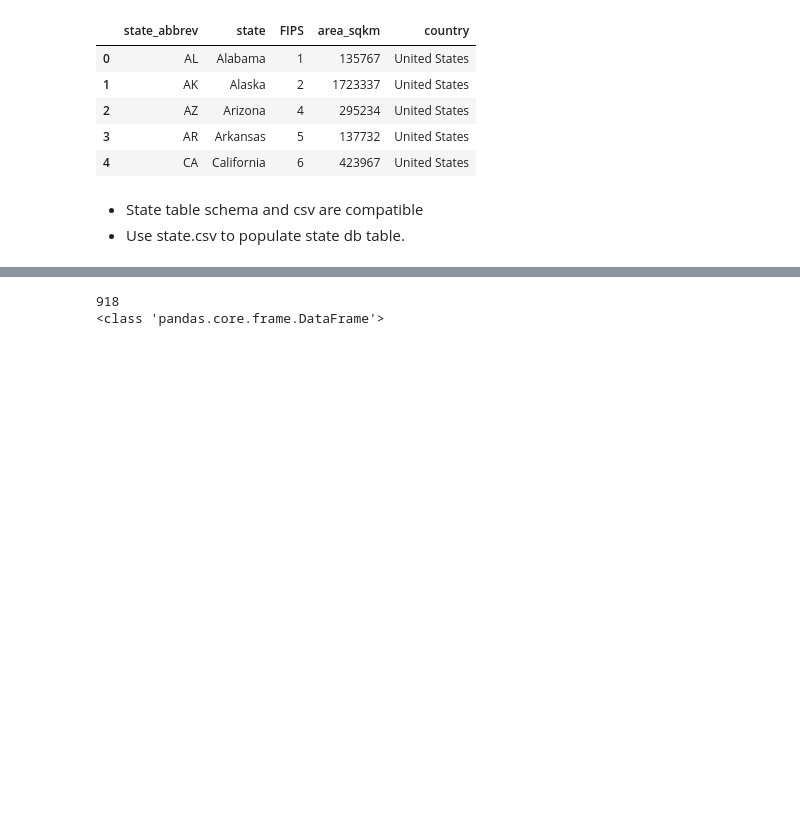
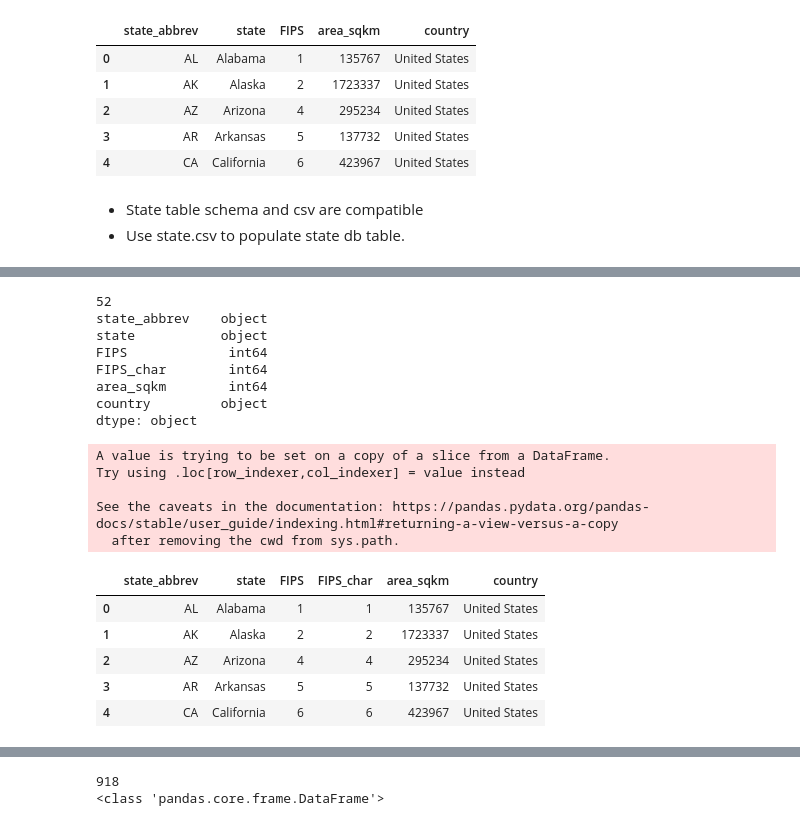
Before and after one commit to gwroth89/meteorite-ml-project, a Jupyter notebook: DB_CSV_Create.ipynb, the cells around one changed output, grey strips where cells are left out. Saved outputs shown, nothing was run; the diff lists cells and outputs as text; code cells hidden in the pictures; blank space fills up the shorter version.

Commit message:
add state_FIPS_char.csv to DB_CSV.  contains FIPS as both int and char.

```diff
--- a/DB_CSV_Create.ipynb
+++ b/DB_CSV_Create.ipynb
@@ -205,0 +221,6 @@ dtype: object
+# %%
+# pull in state_fips_char FIPS csv sourced from (ADD WEBSITES HERE)
+state_fips_char = pd.read_csv('Resources/Raw_Data/state_fips_char.csv')
+print(len(state_fips_char))
+print(state_fips_char.dtypes)
+state_fips_char.head()
@@ -205,0 +240,6 @@ dtype: object
+# %%
+# pull in state sqkm csv sourced from (ADD WEBSITES HERE)
+state_sqkm = pd.read_csv('Resources/Raw_Data/state_sqkm.csv')
+print(len(state_sqkm))
+print(state_sqkm.dtypes)
+state_sqkm.head()
@@ -205,0 +257,28 @@ dtype: object
+# %%
+# merge state_fips_char and state_sqkm to create state df
+state_fips_char_2 = pd.merge(state_fips_char,state_sqkm)
+state_fips_char_3 = state_fips_char_2[['state_abbrev','state','FIPS','FIPS_char','area_sqkm']]
+state_fips_char_3['country'] = 'United States'
+print(len(state_fips_char_3))
+print(state_fips_char_3.dtypes)
+state_fips_char_3.head()
+# %% [output]
+52
+state_abbrev    object
+state           object
+FIPS             int64
+FIPS_char        int64
+area_sqkm        int64
+country         object
+dtype: object
+A value is trying to be set on a copy of a slice from a DataFrame.
+Try using .loc[row_indexer,col_indexer] = value instead
+
+See the caveats in the documentation: https://pandas.pydata.org/pandas-docs/stable/user_guide/indexing.html#returning-a-view-versus-a-copy
+  after removing the cwd from sys.path.
+|  | state_abbrev | state | FIPS | FIPS_char | area_sqkm | country |
+| 0 | AL | Alabama | 1 | 1 | 135767 | United States |
+| 1 | AK | Alaska | 2 | 2 | 1723337 | United States |
+| 2 | AZ | Arizona | 4 | 4 | 295234 | United States |
+| 3 | AR | Arkansas | 5 | 5 | 137732 | United States |
+| 4 | CA | California | 6 | 6 | 423967 | United States |
```
Also changed, not shown: parts of 12 cells of this notebook, 5 other files.
